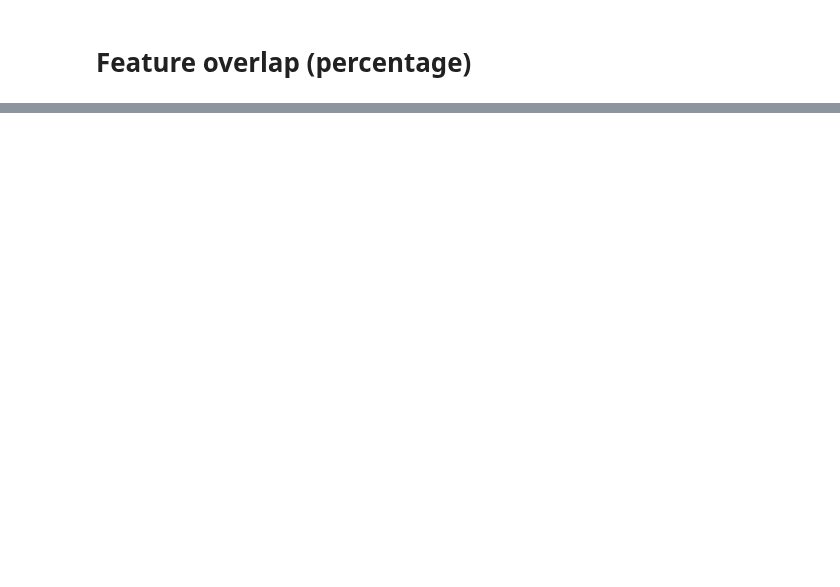
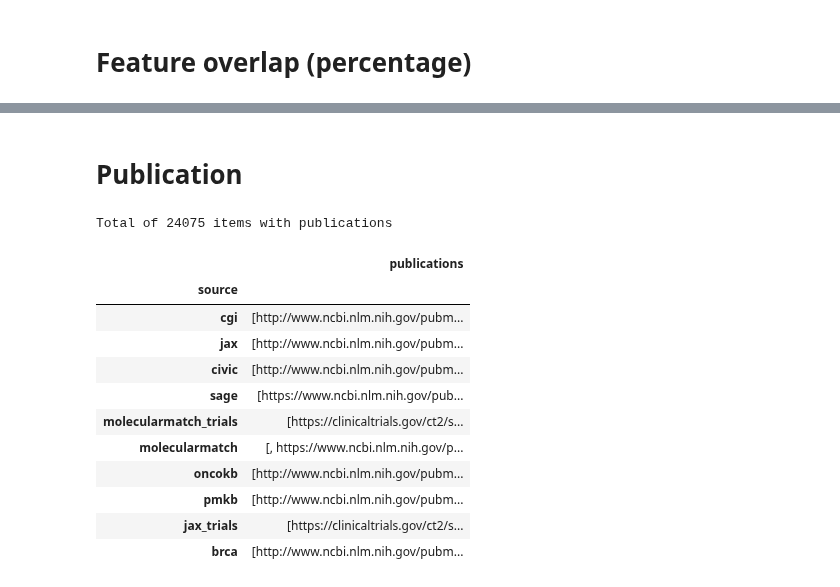
Before and after one commit to ohsu-comp-bio/g2p-aggregator, a Jupyter notebook: notebooks/harmonization_analysis.ipynb, the cells around one changed output, grey strips where cells are left out. Saved outputs shown, nothing was run; the diff lists cells and outputs as text; code cells hidden in the pictures; blank space fills up the shorter version.

```diff
--- a/notebooks/harmonization_analysis.ipynb
+++ b/notebooks/harmonization_analysis.ipynb
@@ -375,0 +376,48 @@ sns.heatmap(overlaps_hm, annot=True, fmt="1.0f", linewidths=.5, ax=ax, cbar=Fals
+# %% [markdown]
+# Publication
+# %%
+
+def aggregate_hit(o, hit):
+    """ create a list of publications"""
+    if hit.source not in o:
+        o[hit.source] = {'publications': set([])}
+    publications =  o[hit.source]['publications']
+    for e in hit.association.evidence:
+        for p in e.info.publications:
+            o[hit.source]['publications'].add(p)
+
+
+# Use DSL to query genomic location, subset of fields
+s = Search(using=client, index="associations") \
+  .params(size=1000) \
+  .query("query_string", query="_exists_:association.evidence.info.publications") \
+  .source(include=['source', 'association.evidence.info.publications'])
+
+# create a {source:<name> , publications:[<urls>]}
+aggregate_hits = {}
+for hit in s.scan():
+    aggregate_hit(aggregate_hits, hit)
+
+total = 0
+for k in aggregate_hits.keys():
+    total = total + len(aggregate_hits[k]['publications'])
+print('Total of {} items with publications'.format(total))
+
+
+# xform aggregate_hits to a dataframe
+publications = pd.DataFrame([{'source':k, 'publications':list(aggregate_hits[k]['publications'])} for k in aggregate_hits]).set_index('source')
+publications
+# %% [output]
+Total of 24075 items with publications
+|  | publications |
+| source |  |
+| cgi | [http://www.ncbi.nlm.nih.gov/pubm... |
+| jax | [http://www.ncbi.nlm.nih.gov/pubm... |
+| civic | [http://www.ncbi.nlm.nih.gov/pubm... |
+| sage | [https://www.ncbi.nlm.nih.gov/pub... |
+| molecularmatch_trials | [https://clinicaltrials.gov/ct2/s... |
+| molecularmatch | [, https://www.ncbi.nlm.nih.gov/p... |
+| oncokb | [http://www.ncbi.nlm.nih.gov/pubm... |
+| pmkb | [http://www.ncbi.nlm.nih.gov/pubm... |
+| jax_trials | [https://clinicaltrials.gov/ct2/s... |
+| brca | [http://www.ncbi.nlm.nih.gov/pubm... |
```
Also changed, not shown: parts of 13 cells of this notebook, 3 other files.
